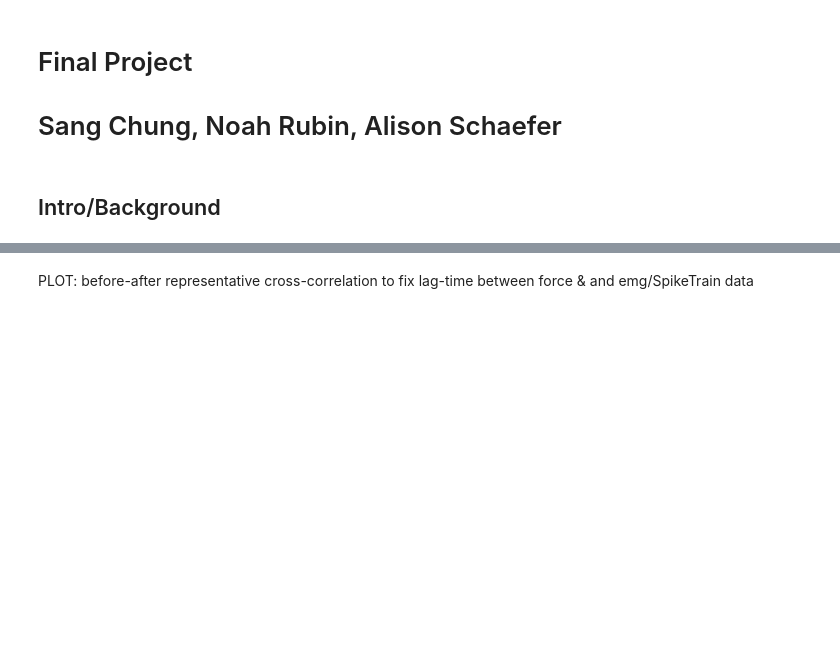
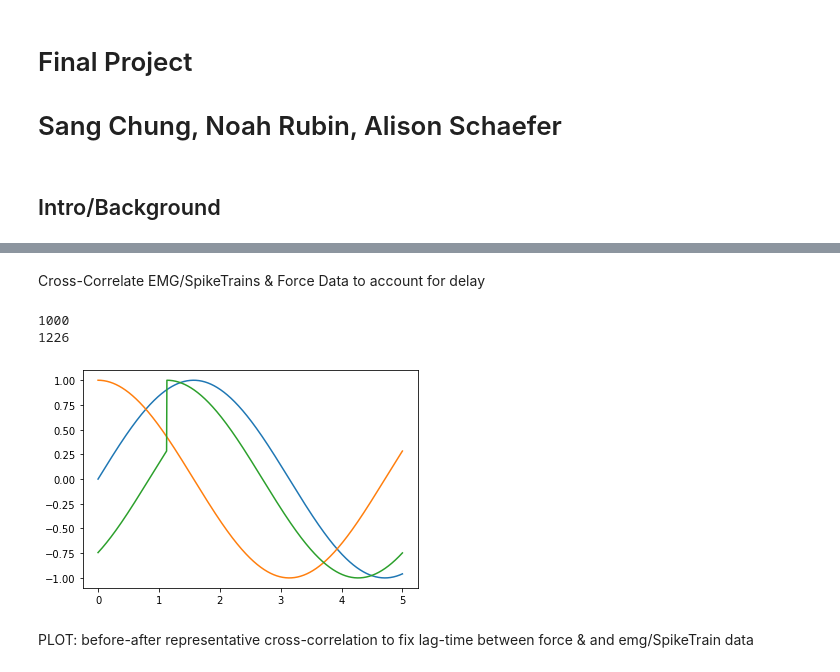
Before and after one commit to nmr73/bmme890assignments, a Jupyter notebook: FinalProjectDraft1.ipynb, the cells around one changed output, grey strips where cells are left out. Saved outputs shown, nothing was run; the diff lists cells and outputs as text; code cells hidden in the pictures; blank space fills up the shorter version.

```diff
--- a/FinalProjectDraft1.ipynb
+++ b/FinalProjectDraft1.ipynb
@@ -10,3 +248,26 @@
+# %% [markdown]
+Cross-Correlate EMG/SpikeTrains & Force Data to account for delay
+# %%
+from scipy import signal
+
+#test cross-correlation not working
+x = np.linspace(0,5,1000)
+a = np.sin(x)
+b = np.cos(x)
+plt.plot(x,a)
+plt.plot(x,b)
+
+# corr = signal.correlate(a,b)
+lag = np.argmax(signal.correlate(a,b))
+print(len(a))
+print(lag)
+b_new = np.roll(b, shift=int(np.ceil(lag)))
+plt.plot(x,b_new)
+plt.show()
+# %% [output]
+1000
+1226
+[figure, added]
 # %% [markdown]
 PLOT:
 before-after representative cross-correlation to fix lag-time between force & and emg/SpikeTrain data
```
Also changed, not shown: parts of 13 cells of this notebook.
